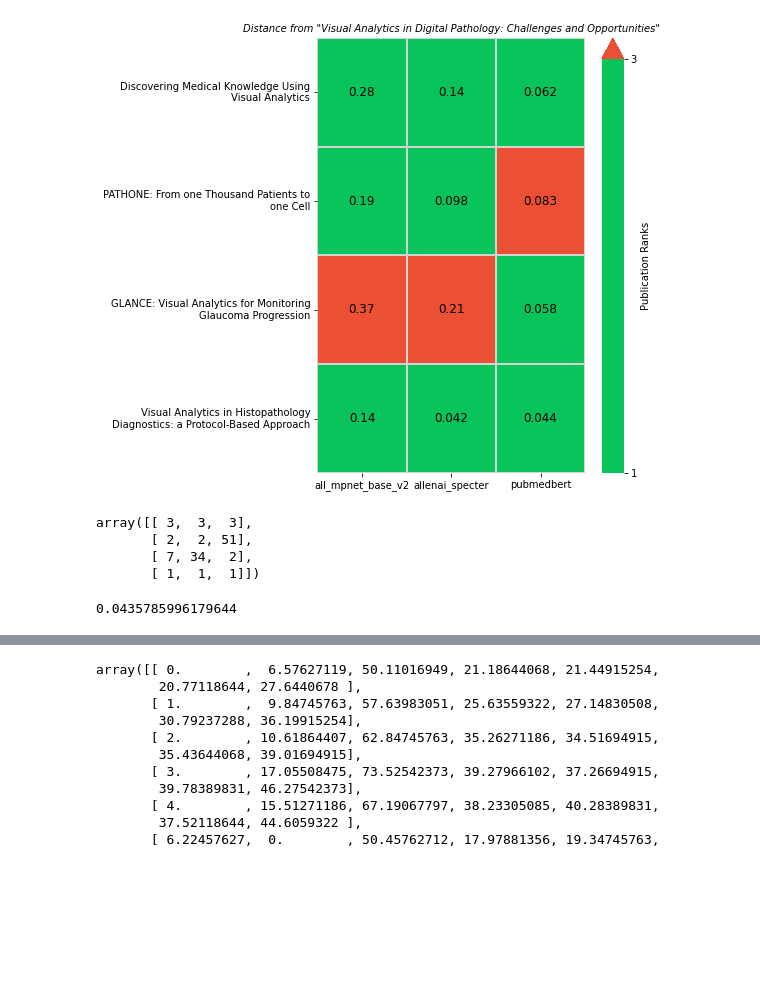
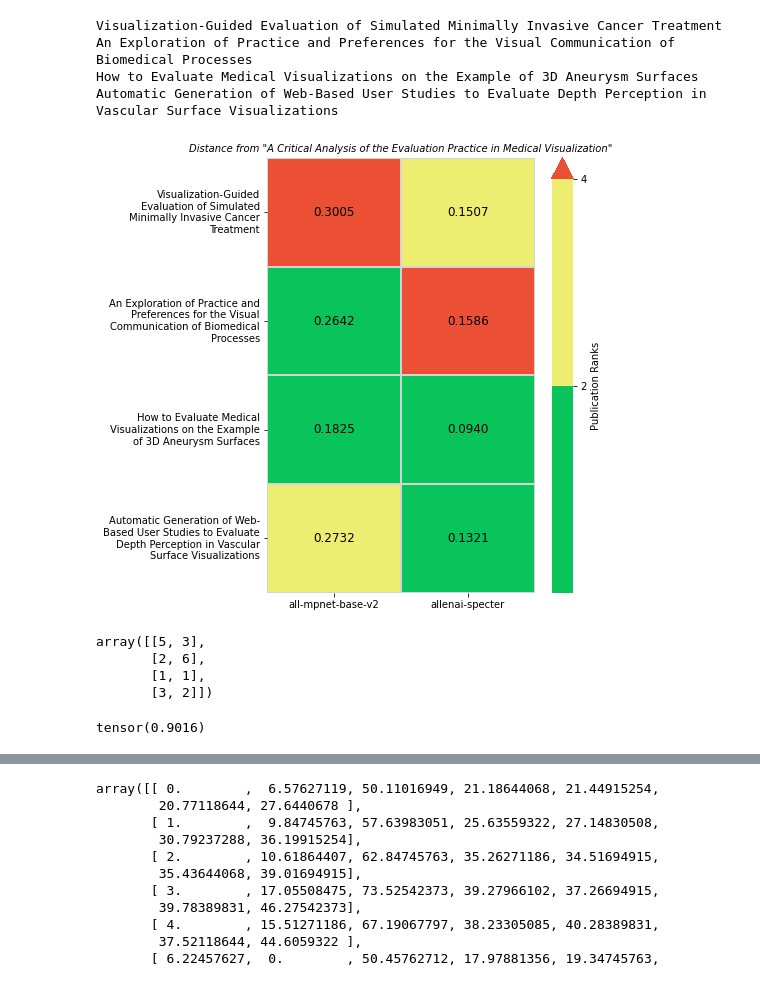
Before and after one commit to pruthvi-hegde/biomedvis, a Jupyter notebook: notebooks/k_neighbours.ipynb, the cells around one changed output, grey strips where cells are left out. Cells and saved outputs as stored; diff of their text form; code cells hidden in the pictures; blank space fills up the shorter version.

```diff
--- a/notebooks/k_neighbours.ipynb
+++ b/notebooks/k_neighbours.ipynb
@@ -86,15 +93,16 @@ def draw_plot(target_title, K):
     # models = ['all_mpnet_base_v2', 'allenai_specter', 'biowordvec',
     #           'generic_fasttext']
     # model_names = ['all-mpnet-base-v2', 'allenai-specter', 'BioWordVec',
-    #           'Generic fastText']
+    #                'Generic fastText']
     # models = ['all_mpnet_base_v2', 'allenai_specter', 'pubmedbert', 'biowordvec', 'generic_fasttext', 'tfidf', 'bow']
     # model_names = ['all-mpnet-base-v2', 'allenai-specter', 'PubMedBERT', 'Avg. BioWordVec', 'Avg. Generic fastText',
     #                'TFIDF', 'BOW']
     # models = ['biowordvec', 'generic_fasttext']
-    # model_names = ['Avg. BioWordVec', 'Avg. Generic fastText']
-    # models = ['allenai_specter','all_mpnet_base_v2']
-    model_names = ['all_mpnet_base_v2', 'allenai_specter', 'pubmedbert']
-    models = ['all_mpnet_base_v2', 'allenai_specter', 'pubmedbert']
+
+    models = ['all_mpnet_base_v2', 'allenai_specter']
+    model_names = ['all-mpnet-base-v2', 'allenai-specter']
+    # model_names = ['allenai_specter', 'pubmedbert', 'generic_fasttext']
+    # models = ['allenai_specter', 'pubmedbert', 'generic_fasttext']
 
     all_points = {model: load_points(model, target_title, k=236) for model in models}
     points = {model: load_points(model, target_title, k=K) for model in models}
@@ -108,6 +116,7 @@ def draw_plot(target_title, K):
     all_dist = []
     index_a = []
     for key in allkey:
+        print(key)
         item = [points[m][key] if key in points[m] else all_points[m][key] for m in models]
         a = [list(points[m].keys()).index(key) if key in points[m] else list(all_points[m].keys()).index(key) for m in
              models]
@@ -118,33 +127,44 @@ def draw_plot(target_title, K):
     B = np.array(index_a)
     avg = np.average(A, axis=0)
 
-    labels = ['\n'.join(wrap(l, 40)) for l in allkey]
+    labels = ['\n'.join(wrap(l, 30)) for l in allkey]
     fig, ax = plt.subplots(figsize=(6, 8))
-    # my_colors = ['#08c45b', '#eded72','#926dd1']
-    my_colors = ['#08c45b']
+    # my_colors = ['#08c45b', '#eded72', '#926dd1']
+    my_colors = ['#08c45b', '#eded72']
     my_cmap = ListedColormap(my_colors)
     my_cmap.set_over('#eb4f34')
-    ax = sns.heatmap(B, xticklabels=model_names, yticklabels=labels, annot=A, cbar_kws={'label': 'Publication Ranks',
-                                                                                        'extend': 'max',
-                                                                                        'ticks': [1, 3]},
-                     cmap=my_cmap, vmin=1, vmax=3, cbar=True, ax=ax,
-                     annot_kws={'fontsize': 12, 'color': 'black', 'alpha': 1}, linewidths=0.08, linecolor='lightgray')
+    ax = sns.heatmap(B, xticklabels=model_names, yticklabels=labels, annot=A,
+                     cbar_kws={'label': 'Publication Ranks',
+                               'extend': 'max',
+                               'ticks': [2, 4]},
+                     cmap=my_cmap, vmin=1, vmax=4, cbar=True, ax=ax,
+                     annot_kws={'fontsize': 12, 'color': 'black', 'alpha': 1}, linewidths=0.08,
+                     linecolor='lightgray',
+                     fmt='.4f')
     # ax = sns.heatmap(B, mask=B < 2, cmap='Blues', annot=A,xticklabels=models, yticklabels=allkey, vmin=0, vmax=1, cbar=False, ax=ax)
-    # colorbar = ax.collections[0].colorbar
-    # colorbar.set_ticks([1,5])
-    # colorbar.set_ticklabels(['1', '4'])
+    colorbar = ax.collections[0].colorbar
+    # colorbar.set_ticks(np.linspace(1, 1, 4))
+
+    colorbar.set_ticks([2.5, 4])
+    colorbar.set_ticklabels(['2', '4'])
     plt.title(label=f'Distance from \"{target_title}\"', fontsize=10, fontstyle='oblique')
     plt.show()
     return B
 # %%
-target_title1 = "Visual Analytics in Digital Pathology: Challenges and Opportunities"
+import numpy as np
+
+target_title1 = "A Critical Analysis of the Evaluation Practice in Medical Visualization"
 B = draw_plot(target_title1, 4)
 B = np.array(B)
 B
 # %% [output]
+Visualization-Guided Evaluation of Simulated Minimally Invasive Cancer Treatment
+An Exploration of Practice and Preferences for the Visual Communication of Biomedical Processes
+How to Evaluate Medical Visualizations on the Example of 3D Aneurysm Surfaces
+Automatic Generation of Web-Based User Studies to Evaluate Depth Perception in Vascular Surface Visualizations
-[figure, old version]
+[figure, new version]
-array([[ 3,  3,  3],
-       [ 2,  2, 51],
-       [ 7, 34,  2],
-       [ 1,  1,  1]])
+array([[5, 3],
+       [2, 6],
+       [1, 1],
+       [3, 2]])
 # %%
@@ -158,11 +187,11 @@ def calculate_dist(model, paper, target):
 # %%
-model = "pubmedbert"
+model = "allenai_specter"
 target = "Visual Analytics in Digital Pathology: Challenges and Opportunities"
-paper1 = "Visual Analytics in Histopathology Diagnostics: a Protocol-Based Approach"
+paper1 = "PATHONE: From one Thousand Patients to one Cell"
 dist = calculate_dist(model, paper1, target)
 dist
 # %% [output]
-0.0435785996179644
+tensor(0.9016)
 # %%
 with open('../articles_data/all_articles_with_thumbnail_metadata.json') as f:
     papers = json.load(f)
```
Also changed, not shown: parts of 14 cells of this notebook, 1 other file.
